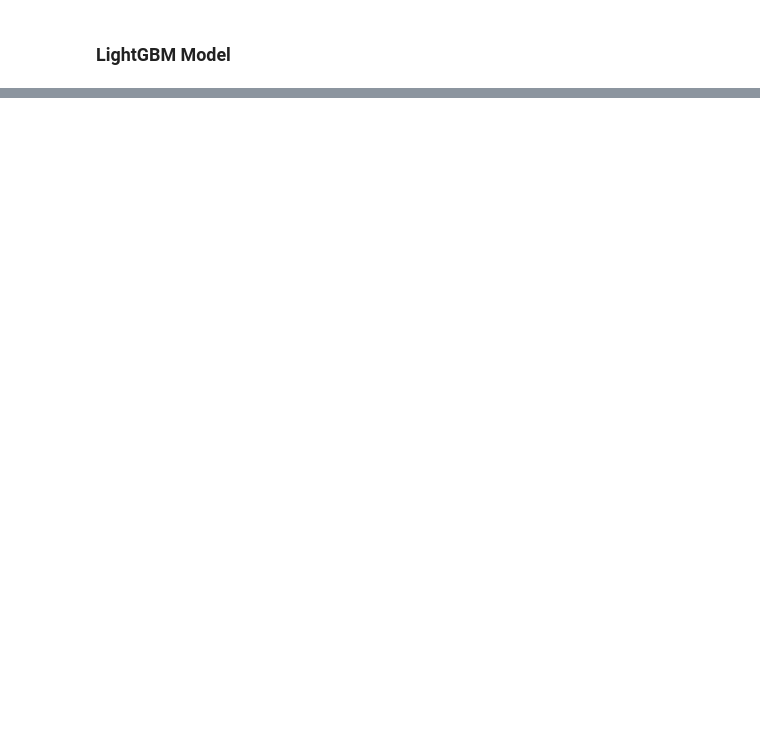
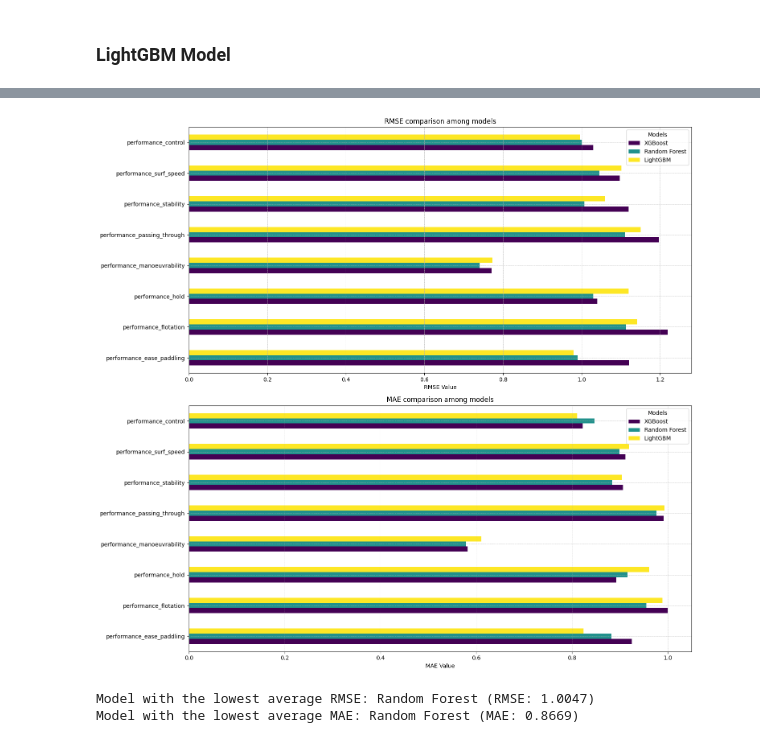
Before and after one commit to eliaszpiotr/surf_boards, a Jupyter notebook: surf_boards.ipynb, the cells around one changed output, grey strips where cells are left out. Cells and saved outputs as stored; diff of their text form; code cells hidden in the pictures; blank space fills up the shorter version.

Commit message:
choosing model

```diff
--- a/surf_boards.ipynb
+++ b/surf_boards.ipynb
@@ -320,0 +342,72 @@ Average MAE for LightGBM on performance_control: 0.8570
+# %%
+# Given data
+results = {
+    "XGBoost": {
+        "performance_ease_paddling": {"RMSE": 1.1213, "MAE": 0.9245},
+        "performance_flotation": {"RMSE": 1.2187, "MAE": 0.9992},
+        "performance_hold": {"RMSE": 1.0404, "MAE": 0.8924},
+        "performance_manoeuvrability": {"RMSE": 0.7701, "MAE": 0.5819},
+        "performance_passing_through": {"RMSE": 1.1968, "MAE": 0.9916},
+        "performance_stability": {"RMSE": 1.1196, "MAE": 0.9066},
+        "performance_surf_speed": {"RMSE": 1.0975, "MAE": 0.9118},
+        "performance_control": {"RMSE": 1.0297, "MAE": 0.8222}
+    },
+    "Random Forest": {
+        "performance_ease_paddling": {"RMSE": 0.9893, "MAE": 0.8817},
+        "performance_flotation": {"RMSE": 1.1131, "MAE": 0.9549},
+        "performance_hold": {"RMSE": 1.0298, "MAE": 0.9158},
+        "performance_manoeuvrability": {"RMSE": 0.7408, "MAE": 0.5778},
+        "performance_passing_through": {"RMSE": 1.1111, "MAE": 0.9763},
+        "performance_stability": {"RMSE": 1.0072, "MAE": 0.8835},
+        "performance_surf_speed": {"RMSE": 1.0454, "MAE": 0.8986},
+        "performance_control": {"RMSE": 1.0010, "MAE": 0.8465}
+    },
+    "LightGBM": {
+        "performance_ease_paddling": {"RMSE": 0.9800, "MAE": 0.8240},
+        "performance_flotation": {"RMSE": 1.1417, "MAE": 0.9886},
+        "performance_hold": {"RMSE": 1.1196, "MAE": 0.9613},
+        "performance_manoeuvrability": {"RMSE": 0.7727, "MAE": 0.6106},
+        "performance_passing_through": {"RMSE": 1.1503, "MAE": 0.9929},
+        "performance_stability": {"RMSE": 1.0597, "MAE": 0.9040},
+        "performance_surf_speed": {"RMSE": 1.1010, "MAE": 0.9194},
+        "performance_control": {"RMSE": 0.9957, "MAE": 0.8105}
+    }
+}
+
+# Convert the nested dictionary to DataFrame
+df_results_rmse = pd.DataFrame({model: {target: values["RMSE"] for target, values in model_results.items()} for model, model_results in results.items()})
+df_results_mae = pd.DataFrame({model: {target: values["MAE"] for target, values in model_results.items()} for model, model_results in results.items()})
+
+# Plotting the results
+fig, axes = plt.subplots(nrows=2, ncols=1, figsize=(15, 14))
+
+df_results_rmse.plot(kind='barh', ax=axes[0], title="RMSE comparison among models", colormap='viridis')
+df_results_mae.plot(kind='barh', ax=axes[1], title="MAE comparison among models", colormap='viridis')
+
+axes[0].set_xlabel('RMSE Value')
+axes[1].set_xlabel('MAE Value')
+axes[0].legend(title="Models")
+axes[1].legend(title="Models")
+
+# Add grid to the plots
+axes[0].grid(True, which='both', linestyle='--', linewidth=0.5)
+axes[1].grid(True, which='both', linestyle='--', linewidth=0.5)
+
+fig.tight_layout()
+plt.show()
+# %% [output]
+[figure, added]
+# %%
+# Calculate the average RMSE and MAE for each model
+average_rmse = df_results_rmse.mean(axis=0)
+average_mae = df_results_mae.mean(axis=0)
+
+# Find the model with the lowest average RMSE and MAE
+best_model_rmse = average_rmse.idxmin()
+best_model_mae = average_mae.idxmin()
+
+print(f"Model with the lowest average RMSE: {best_model_rmse} (RMSE: {average_rmse[best_model_rmse]:.4f})")
+print(f"Model with the lowest average MAE: {best_model_mae} (MAE: {average_mae[best_model_mae]:.4f})")
+# %% [output]
+Model with the lowest average RMSE: Random Forest (RMSE: 1.0047)
+Model with the lowest average MAE: Random Forest (MAE: 0.8669)
```
Also changed, not shown: parts of 6 cells of this notebook.
